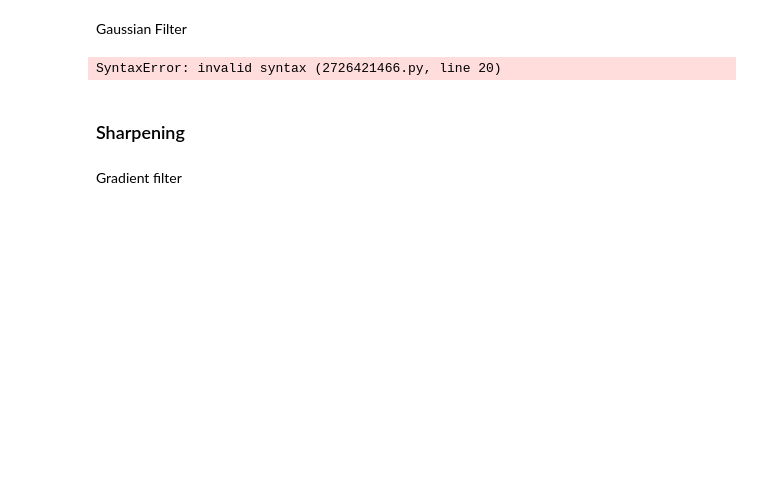
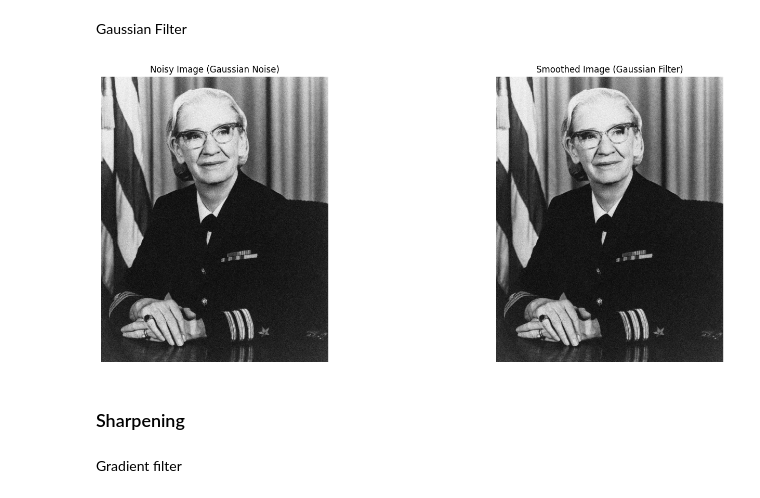
Before and after one commit to zedbros/SigInf_2026, a Jupyter notebook: 5-Image-Processing/1-Image-Processing/image_processing.ipynb, the cells around one changed output. Cells and saved outputs as stored; diff of their text form; code cells hidden in the pictures; blank space fills up the shorter version.

```diff
--- a/5-Image-Processing/1-Image-Processing/image_processing.ipynb
+++ b/5-Image-Processing/1-Image-Processing/image_processing.ipynb
@@ -318,37 +318,37 @@ def add_gaussian_noise(image, sigma):
     row, col = image.shape
     gaussian = np.random.normal(0, sigma * 255, (row, col))  # Generate Gaussian noise
     noisy_image = image + gaussian
     noisy_image = np.clip(noisy_image, 0, 255)  # Ensure pixel values are in range [0, 255]
     return noisy_image.astype(np.uint8)
 
 # Increase the noise strength to make the effect more noticeable
-noisy_img = add_gaussian_noise()  # Add Gaussian noise to the image
+noisy_img = add_gaussian_noise(original_img, 0.15)  # Add Gaussian noise to the image
 
 # Define Gaussian filter parameters with updated values
-gaussian_sigma =   # Increased sigma for stronger smoothing
-kernel_size = (,)  # Larger kernel size for better noise removal
+gaussian_sigma = 0.5  # Increased sigma for stronger smoothing
+kernel_size = (9,9)  # Larger kernel size for better noise removal
 
 # Apply Gaussian filter to smooth the noisy image
 smoothed_img = cv2.GaussianBlur(noisy_img, kernel_size, gaussian_sigma)
 
 # Plot the results
 fig, axes = plt.subplots(1, 2, figsize=(18, 6))
 
 # Noisy image
 axes[0].imshow(np.clip(noisy_img, 0, 255).astype(np.uint8), cmap='gray')
 axes[0].set_title('Noisy Image (Gaussian Noise)', fontsize=12)
 axes[0].axis('off')
 
 # Smoothed image
 axes[1].imshow(smoothed_img, cmap='gray')
 axes[1].set_title('Smoothed Image (Gaussian Filter)', fontsize=12)
 axes[1].axis('off')
 
 # Adjust layout for better visualization
 plt.tight_layout()
 plt.show()
 # %% [output]
-SyntaxError: invalid syntax (2726421466.py, line 20)
+[figure, added]
 # %% [markdown]
 ### Sharpening
 # %% [markdown]
```
Also changed, not shown: parts of 2 cells of this notebook, 2 other files.
